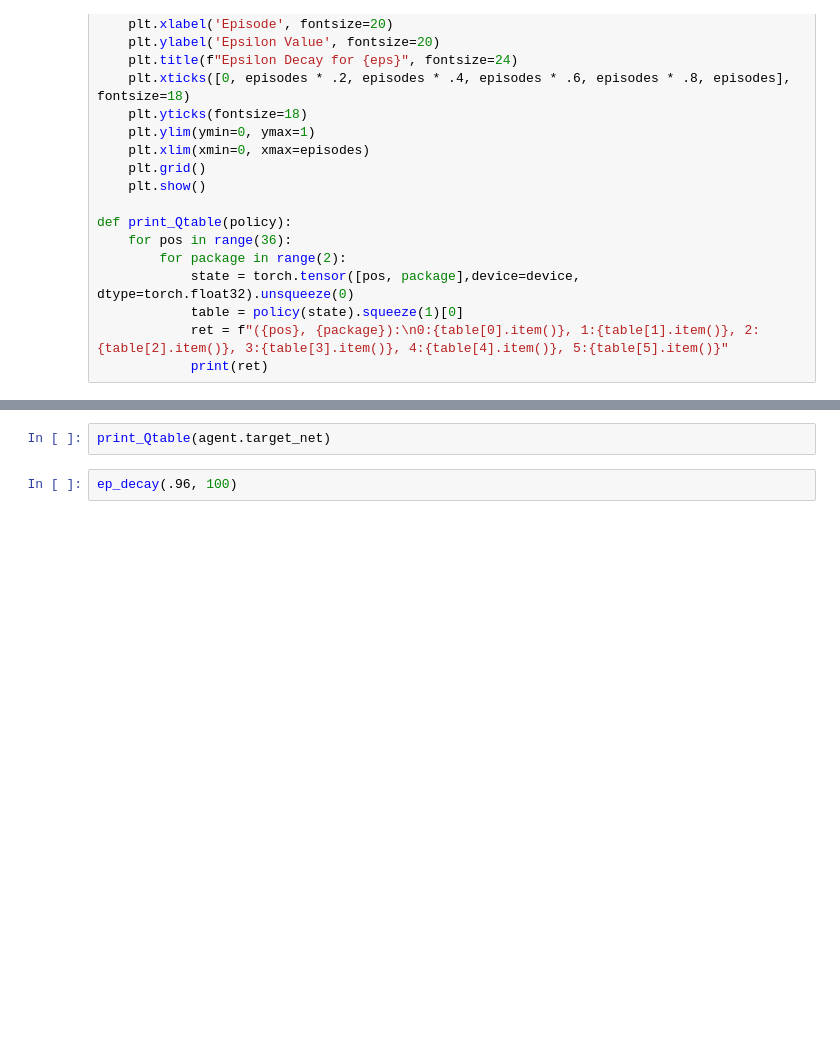
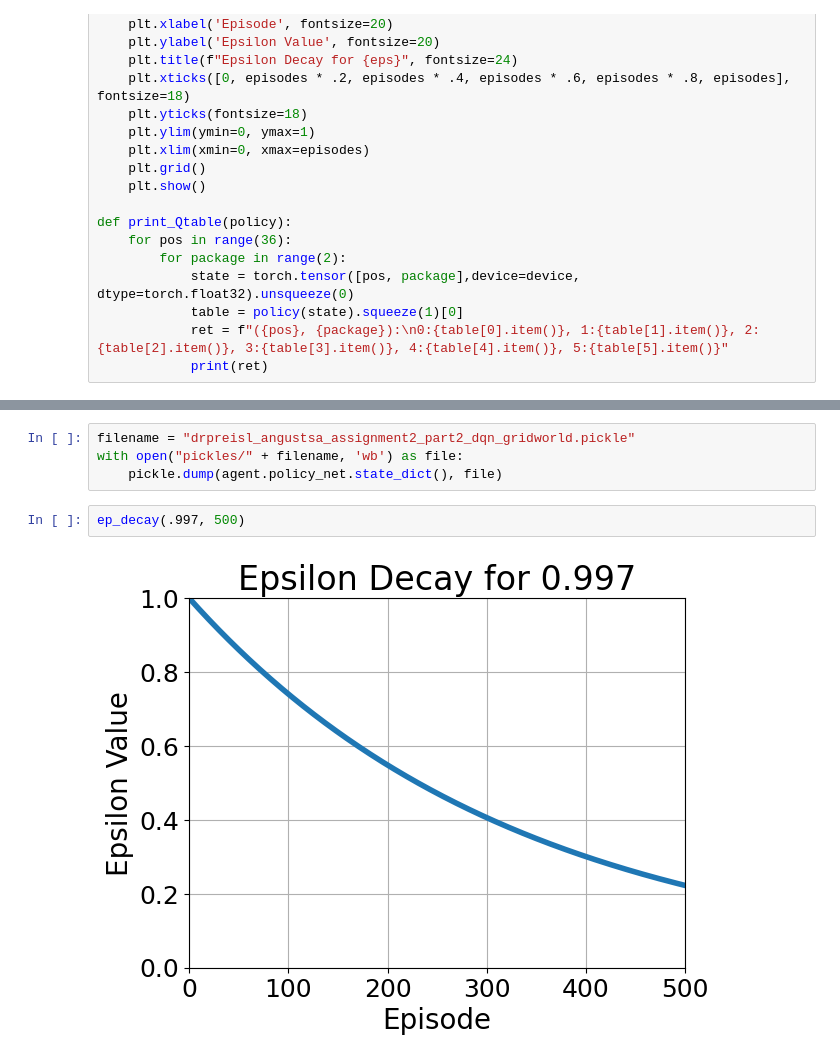
Before and after one commit to Krisp-Rat/assigment2, a Jupyter notebook: assignment_2_part_2/drpreisl_angustsa_grid_world.ipynb, the cells around one changed output, grey strips where cells are left out. Saved outputs shown, nothing was run; the diff lists cells and outputs as text; blank space fills up the shorter version.

```diff
--- a/assignment_2_part_2/drpreisl_angustsa_grid_world.ipynb
+++ b/assignment_2_part_2/drpreisl_angustsa_grid_world.ipynb
@@ -408,4 +385,8 @@ KeyboardInterrupt:
-# %%
-print_Qtable(agent.target_net)
-# %%
-ep_decay(.96, 100)
+# %%
+filename = "drpreisl_angustsa_assignment2_part2_dqn_gridworld.pickle"
+with open("pickles/" + filename, 'wb') as file:
+    pickle.dump(agent.policy_net.state_dict(), file)
+# %%
+ep_decay(.997, 500)
+# %% [output]
+[figure, added]
```
Also changed, not shown: parts of 4 cells of this notebook, 3 other files.
